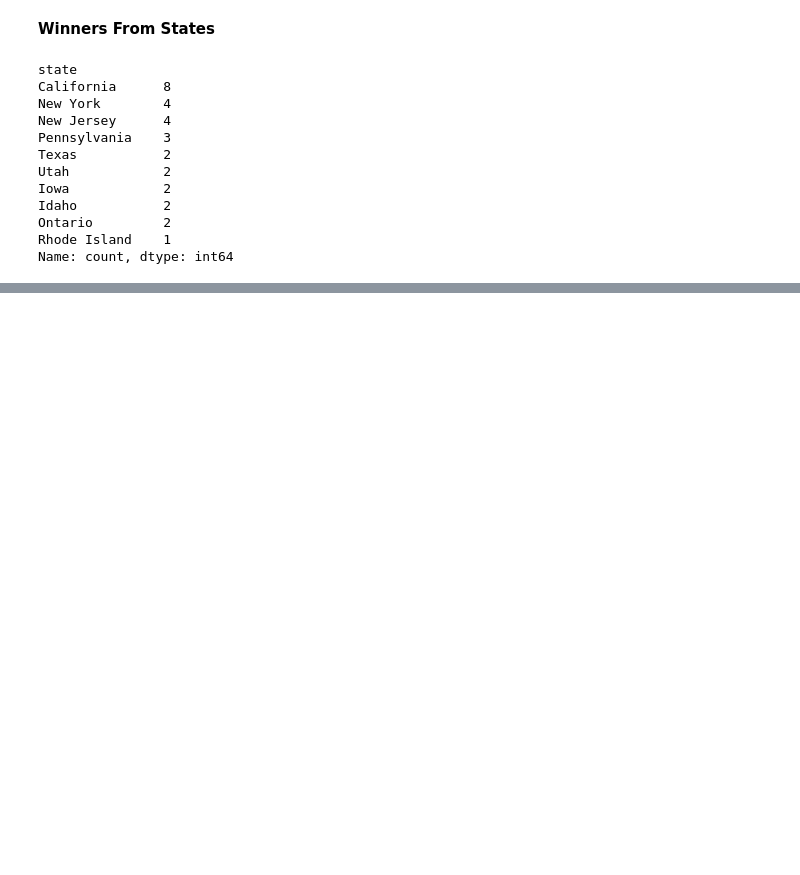
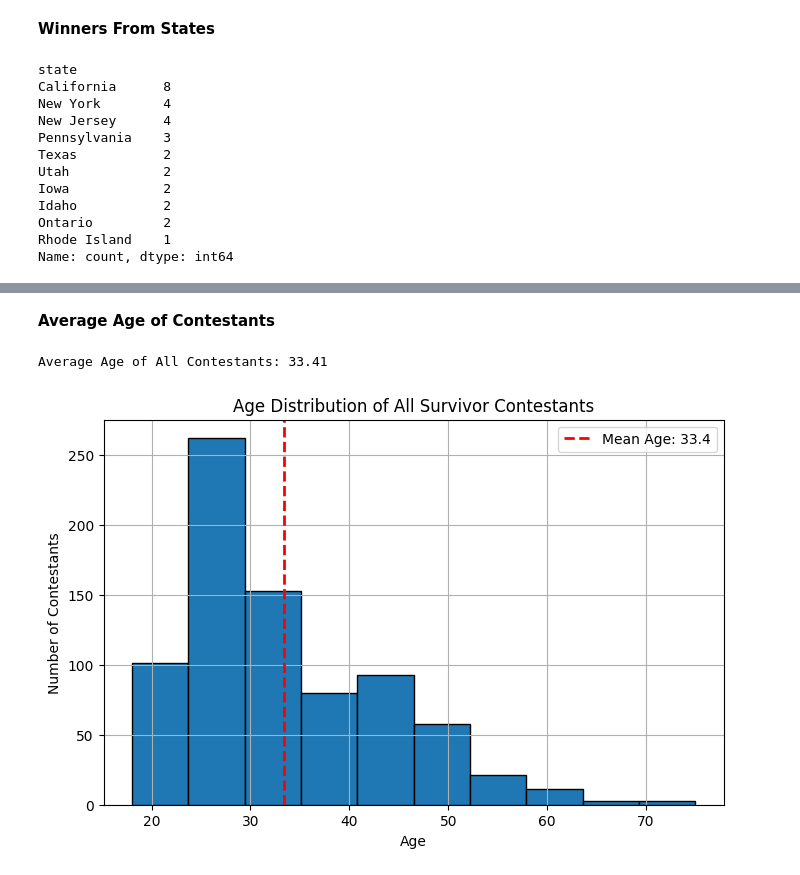
Before and after one commit to Jasond707/survivor-data-project, a Jupyter notebook: notebooks/01_survivor_eda.ipynb, the cells around one changed output, grey strips where cells are left out. Saved outputs shown, nothing was run; the diff lists cells and outputs as text; code cells hidden in the pictures; blank space fills up the shorter version.

Commit message:
Finalized Survivor EDA notebook with key takeaways

```diff
--- a/notebooks/01_survivor_eda.ipynb
+++ b/notebooks/01_survivor_eda.ipynb
@@ -118,0 +125,20 @@ Name: count, dtype: int64
+# %% [markdown]
+**Average Age of Contestants**
+# %%
+# Define the average
+avg_cast_age = master['age'].mean()
+print(f"Average Age of All Contestants: {avg_cast_age:.2f}")
+
+# Plot histogram
+plt.figure(figsize=(8, 5))
+plt.hist(master['age'].dropna(), bins=10, edgecolor='black')
+plt.axvline(avg_cast_age, color='red', linestyle='dashed', linewidth=2, label=f'Mean Age: {avg_cast_age:.1f}')
+plt.title('Age Distribution of All Survivor Contestants')
+plt.xlabel('Age')
+plt.ylabel('Number of Contestants')
+plt.legend()
+plt.grid(True)
+plt.show()
+# %% [output]
+Average Age of All Contestants: 33.41
+[figure, added]
```
Also changed, not shown: parts of 21 cells of this notebook.
